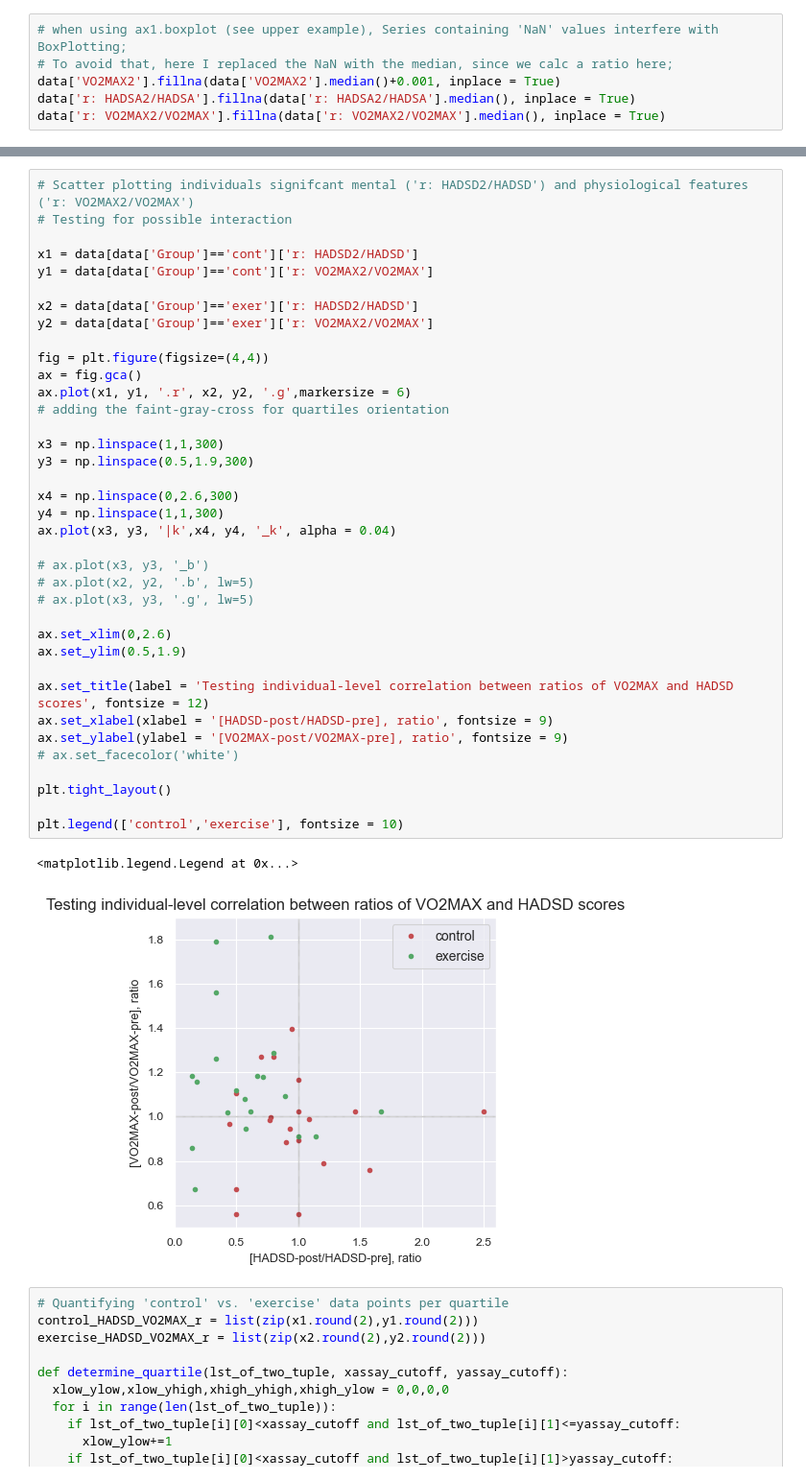
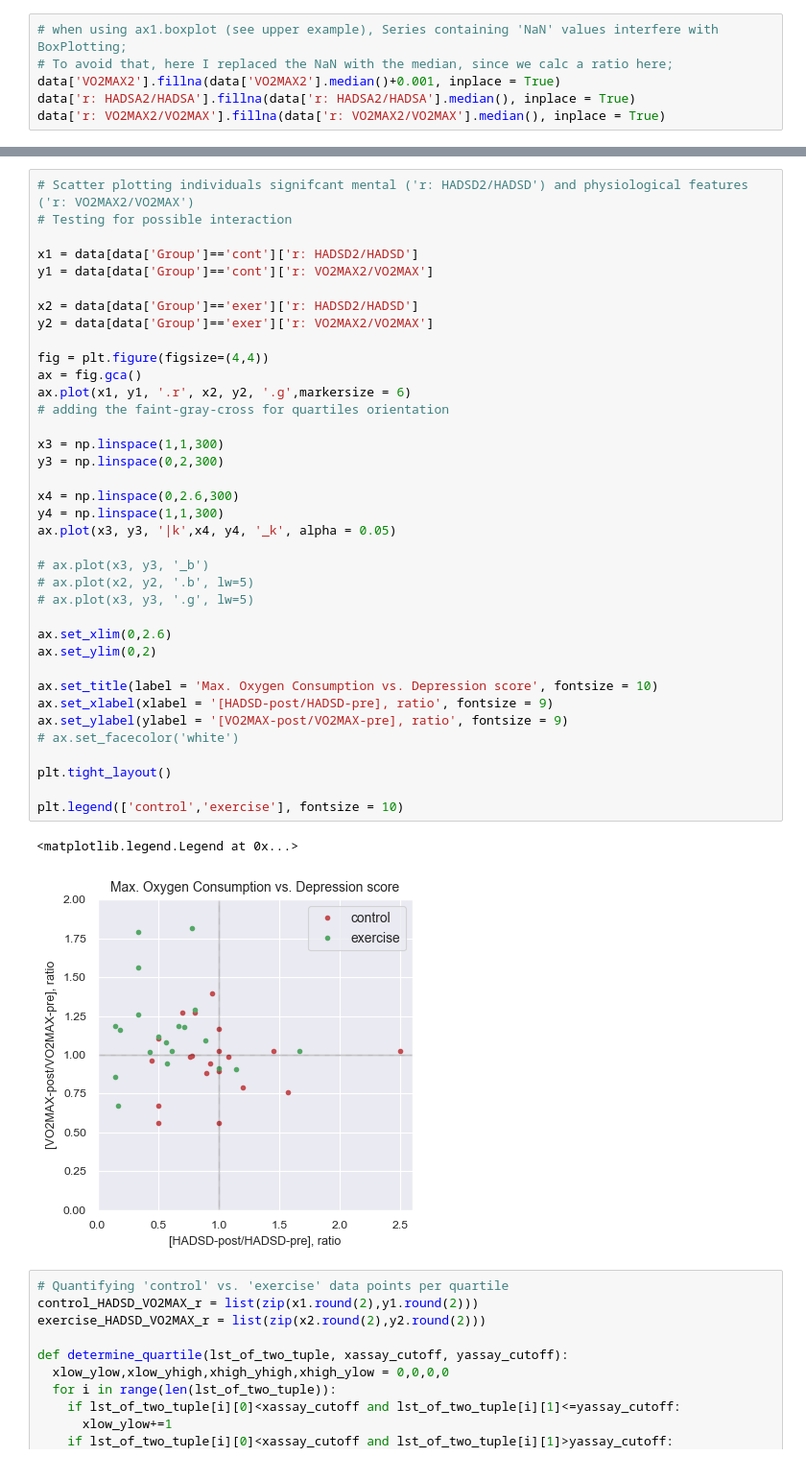
Before and after one commit to Oren-BenA/EDA_Exercise_Mental, a Jupyter notebook: 03_06_2023_Exercise_in_Psychiatry.ipynb, the cells around one changed output, grey strips where cells are left out. Shown at 96% size. Cells and saved outputs as stored; diff of their text form.

```diff
--- a/03_06_2023_Exercise_in_Psychiatry.ipynb
+++ b/03_06_2023_Exercise_in_Psychiatry.ipynb
@@ -383,38 +392,38 @@ x1 = data[data['Group']=='cont']['r: HADSD2/HADSD']
 y1 = data[data['Group']=='cont']['r: VO2MAX2/VO2MAX']
 
 x2 = data[data['Group']=='exer']['r: HADSD2/HADSD']
 y2 = data[data['Group']=='exer']['r: VO2MAX2/VO2MAX']
 
 fig = plt.figure(figsize=(4,4))
 ax = fig.gca()
 ax.plot(x1, y1, '.r', x2, y2, '.g',markersize = 6)
 # adding the faint-gray-cross for quartiles orientation
 
 x3 = np.linspace(1,1,300)
-y3 = np.linspace(0.5,1.9,300)
+y3 = np.linspace(0,2,300)
 
 x4 = np.linspace(0,2.6,300)
 y4 = np.linspace(1,1,300)
-ax.plot(x3, y3, '|k',x4, y4, '_k', alpha = 0.04)
+ax.plot(x3, y3, '|k',x4, y4, '_k', alpha = 0.05)
 
 # ax.plot(x3, y3, '_b')
 # ax.plot(x2, y2, '.b', lw=5)
 # ax.plot(x3, y3, '.g', lw=5)
 
 ax.set_xlim(0,2.6)
-ax.set_ylim(0.5,1.9)
+ax.set_ylim(0,2)
 
-ax.set_title(label = 'Testing individual-level correlation between ratios of VO2MAX and HADSD scores', fontsize = 12)
+ax.set_title(label = 'Max. Oxygen Consumption vs. Depression score', fontsize = 10)
 ax.set_xlabel(xlabel = '[HADSD-post/HADSD-pre], ratio', fontsize = 9)
 ax.set_ylabel(ylabel = '[VO2MAX-post/VO2MAX-pre], ratio', fontsize = 9)
 # ax.set_facecolor('white')
 
 plt.tight_layout()
 
 plt.legend(['control','exercise'], fontsize = 10)
 # %% [output]
 <matplotlib.legend.Legend at 0x...>
-[figure, old version]
+[figure, new version]
 # %%
 # Quantifying 'control' vs. 'exercise' data points per quartile
 control_HADSD_VO2MAX_r = list(zip(x1.round(2),y1.round(2)))
```
Also changed, not shown: parts of 5 cells of this notebook, 2 other files.
